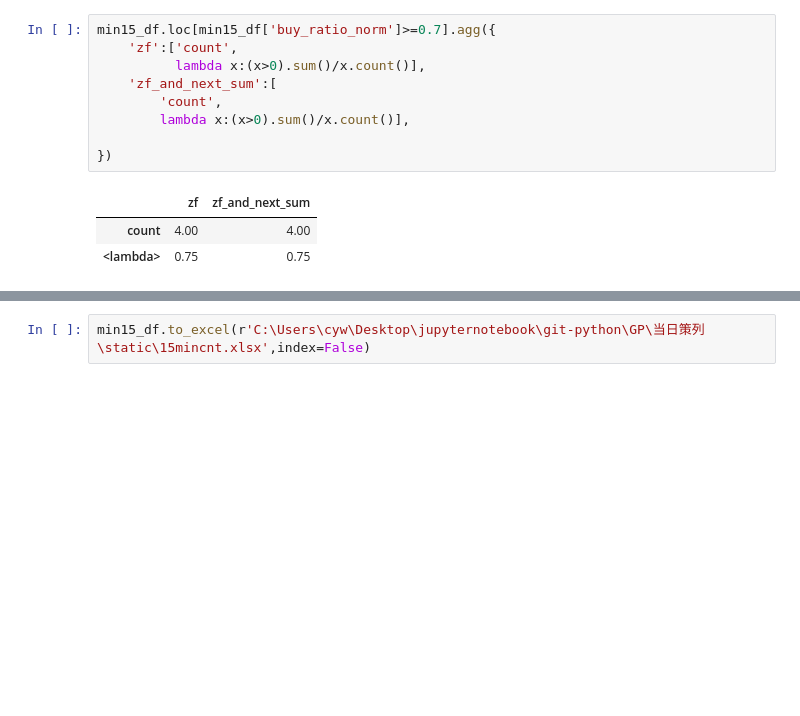
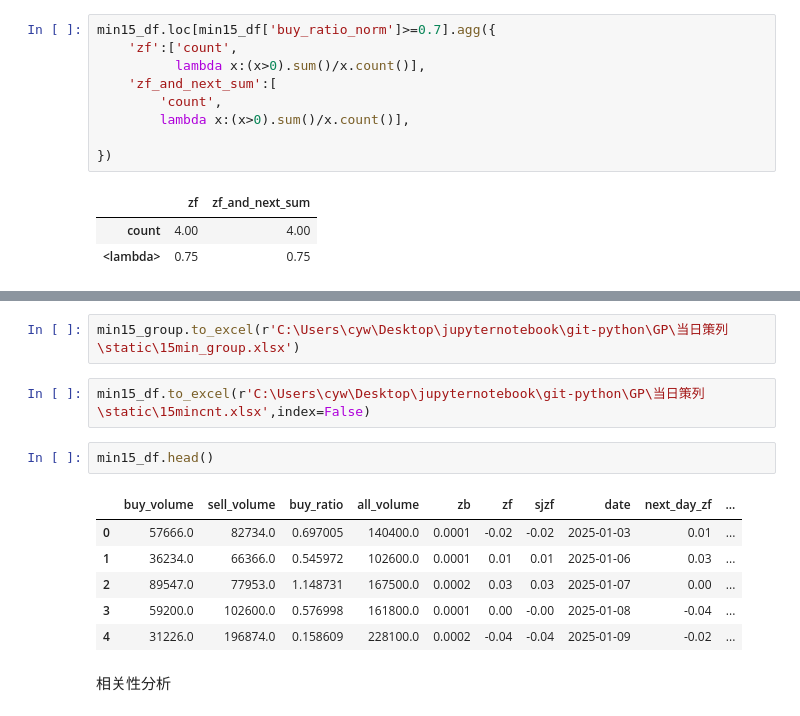
Before and after one commit to chen-cyw-yan/GP, a Jupyter notebook: 当日策列/股票数据.ipynb, the cells around one changed output, grey strips where cells are left out. Drawn from its saved outputs; the diff is of its cells as text; blank space fills up the shorter version.

```diff
--- a/当日策列/股票数据.ipynb
+++ b/当日策列/股票数据.ipynb
@@ -469,2 +499,15 @@ dfs.head(10)
+# %%
+min15_group.to_excel(r'C:\Users\cyw\Desktop\jupyternotebook\git-python\GP\当日策列\static\15min_group.xlsx')
 # %%
 min15_df.to_excel(r'C:\Users\cyw\Desktop\jupyternotebook\git-python\GP\当日策列\static\15mincnt.xlsx',index=False)
+# %%
+min15_df.head()
+# %% [output]
+|  | buy_volume | sell_volume | buy_ratio | all_volume | zb | zf | sjzf | date | next_day_zf | ... |
+| 0 | 57666.0 | 82734.0 | 0.697005 | 140400.0 | 0.0001 | -0.02 | -0.02 | 2025-01-03 | 0.01 | ... |
+| 1 | 36234.0 | 66366.0 | 0.545972 | 102600.0 | 0.0001 | 0.01 | 0.01 | 2025-01-06 | 0.03 | ... |
+| 2 | 89547.0 | 77953.0 | 1.148731 | 167500.0 | 0.0002 | 0.03 | 0.03 | 2025-01-07 | 0.00 | ... |
+| 3 | 59200.0 | 102600.0 | 0.576998 | 161800.0 | 0.0001 | 0.00 | -0.00 | 2025-01-08 | -0.04 | ... |
+| 4 | 31226.0 | 196874.0 | 0.158609 | 228100.0 | 0.0002 | -0.04 | -0.04 | 2025-01-09 | -0.02 | ... |
+# %% [markdown]
+相关性分析
```
Also changed, not shown: parts of 19 cells of this notebook, 1 other file.
